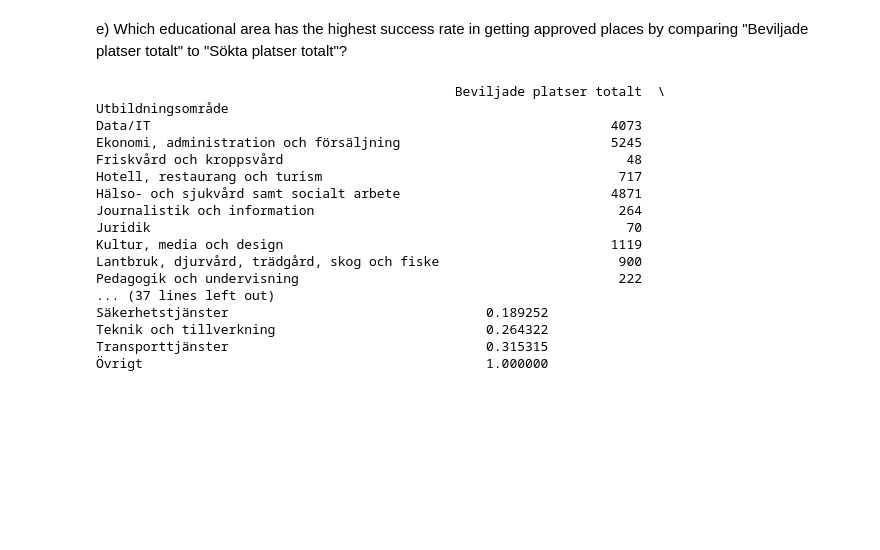
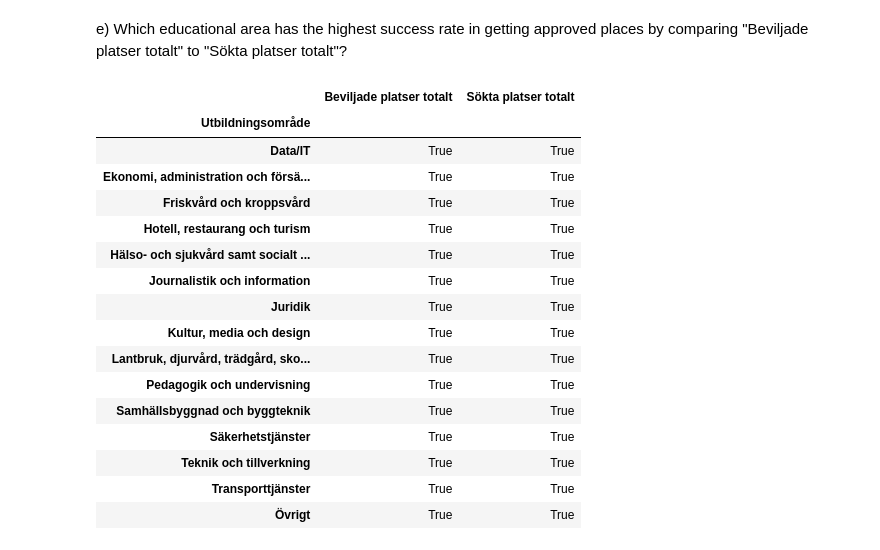
Before and after one commit to StefanLundberg77/python_opa24, a Jupyter notebook: exercise2.ipynb, the cells around one changed output. Cells and saved outputs as stored; diff of their text form; code cells hidden in the pictures; blank space fills up the shorter version.

```diff
--- a/exercise2.ipynb
+++ b/exercise2.ipynb
@@ -165,27 +165,27 @@ Name: count, dtype: int64
 # %% [markdown]
 e) Which educational area has the highest success rate in getting approved places by comparing "Beviljade platser totalt" to "Sökta platser totalt"?
 # %%
+#df = pd.read_excel("data/resultat-ansokningsomgang-2024.xlsx", sheet_name="Tabell 3", skiprows=5)
+
 df_e = df.groupby("Utbildningsområde")[["Beviljade platser totalt", "Sökta platser totalt"]].sum()
+df_e.notna()
+# %% [output]
+|  | Beviljade platser totalt | Sökta platser totalt |
+| Utbildningsområde |  |  |
+| Data/IT | True | True |
+| Ekonomi, administration och försä... | True | True |
+| Friskvård och kroppsvård | True | True |
+| Hotell, restaurang och turism | True | True |
+| Hälso- och sjukvård samt socialt ... | True | True |
+| Journalistik och information | True | True |
+| Juridik | True | True |
+| Kultur, media och design | True | True |
+| Lantbruk, djurvård, trädgård, sko... | True | True |
+| Pedagogik och undervisning | True | True |
+| Samhällsbyggnad och byggteknik | True | True |
+| Säkerhetstjänster | True | True |
+| Teknik och tillverkning | True | True |
+| Transporttjänster | True | True |
+| Övrigt | True | True |
 # %%
 df_e["Success Rate"] = df_e["Beviljade platser totalt"] / df_e["Sökta platser totalt"]
-# %%
-
-print(df_e)
-# %% [output]
-                                              Beviljade platser totalt  \
-Utbildningsområde
-Data/IT                                                           4073
-Ekonomi, administration och försäljning                           5245
-Friskvård och kroppsvård                                            48
-Hotell, restaurang och turism                                      717
-Hälso- och sjukvård samt socialt arbete                           4871
-Journalistik och information                                       264
-Juridik                                                             70
-Kultur, media och design                                          1119
-Lantbruk, djurvård, trädgård, skog och fiske                       900
-Pedagogik och undervisning                                         222
-... (37 lines left out)
-Säkerhetstjänster                                 0.189252
-Teknik och tillverkning                           0.264322
-Transporttjänster                                 0.315315
-Övrigt                                            1.000000
```
Also changed, not shown: parts of 7 cells of this notebook, 44 other files.
